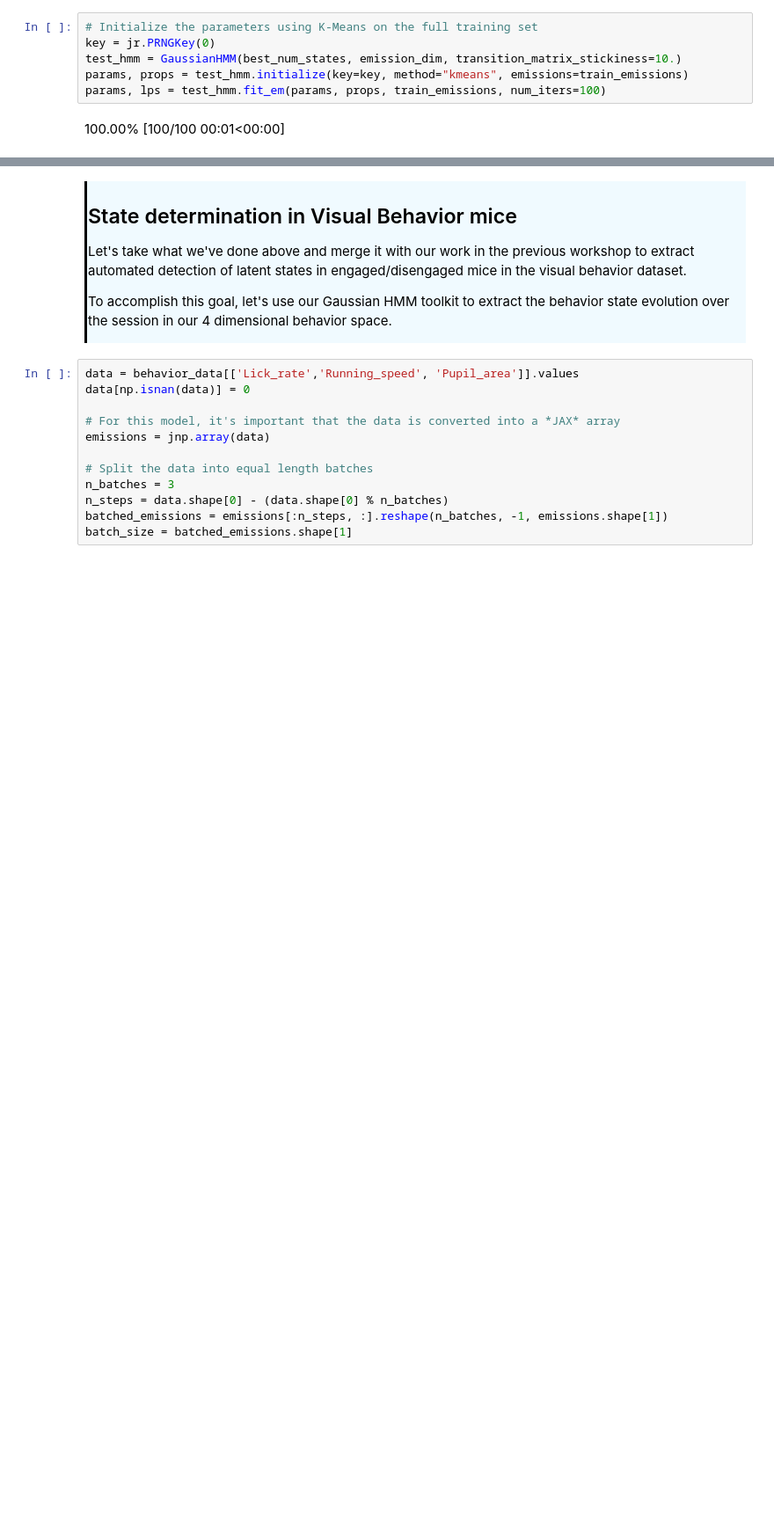
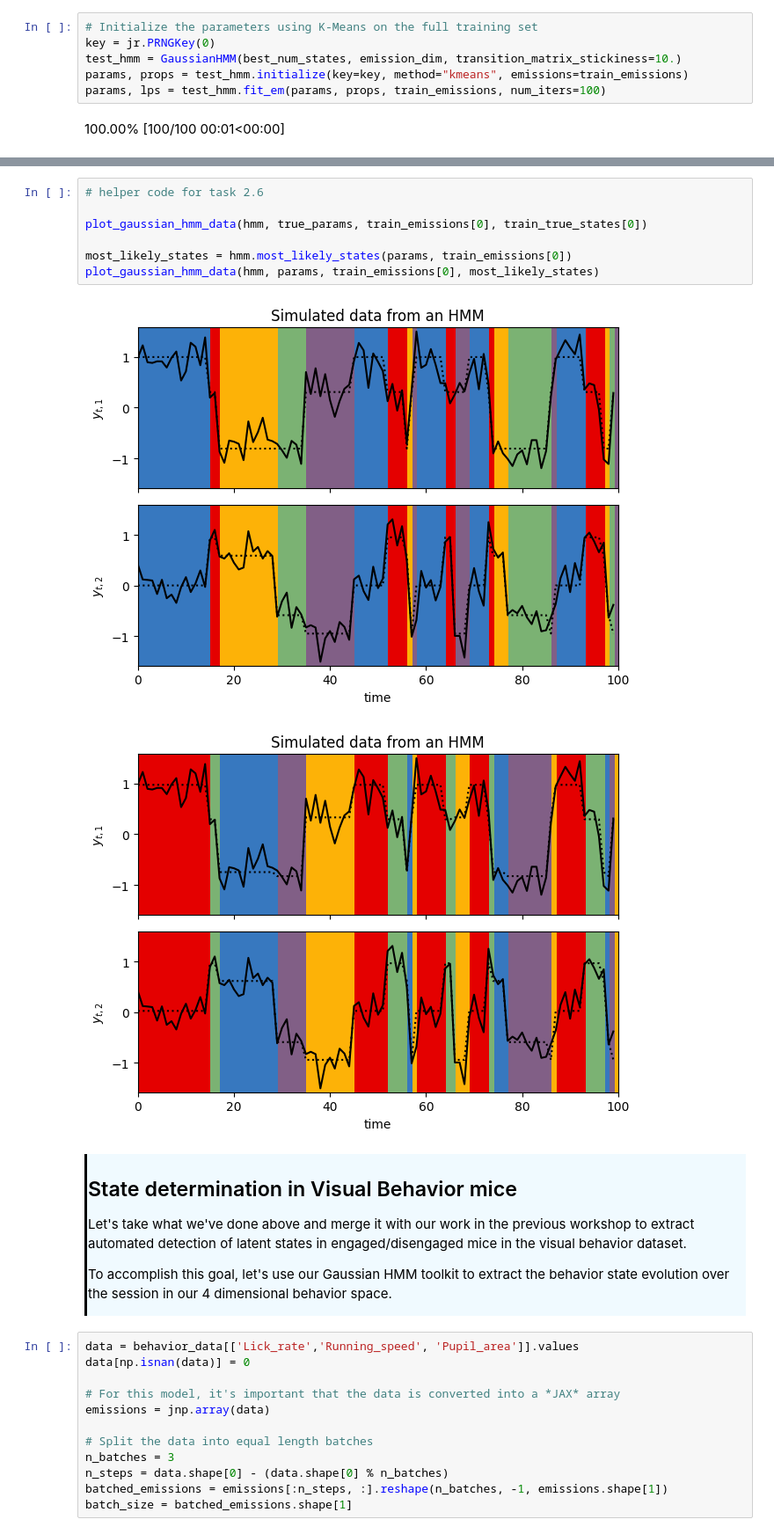
Before and after one commit to AllenSWDB/swdb_visualbehavior_template, a Jupyter notebook: code/Workshop_2.ipynb, the cells around one changed output, grey strips where cells are left out. Shown at 88% size. Cells and saved outputs as stored; diff of their text form; blank space fills up the shorter version.

```diff
--- a/code/Workshop_2.ipynb
+++ b/code/Workshop_2.ipynb
@@ -489,4 +562,14 @@ plt.tight_layout()
 </div>
+# %%
+# helper code for task 2.6
+
+plot_gaussian_hmm_data(hmm, true_params, train_emissions[0], train_true_states[0])
+
+most_likely_states = hmm.most_likely_states(params, train_emissions[0])
+plot_gaussian_hmm_data(hmm, params, train_emissions[0], most_likely_states)
+# %% [output]
+[figure, added]
+[figure, added]
 # %% [markdown]
 <div style="border-left: 3px solid #000; padding: 1px; padding-left: 10px; background: #F0FAFF; ">
 <h2> State determination in Visual Behavior mice </h2>
```
Also changed, not shown: parts of 15 cells of this notebook, 4 other files.
